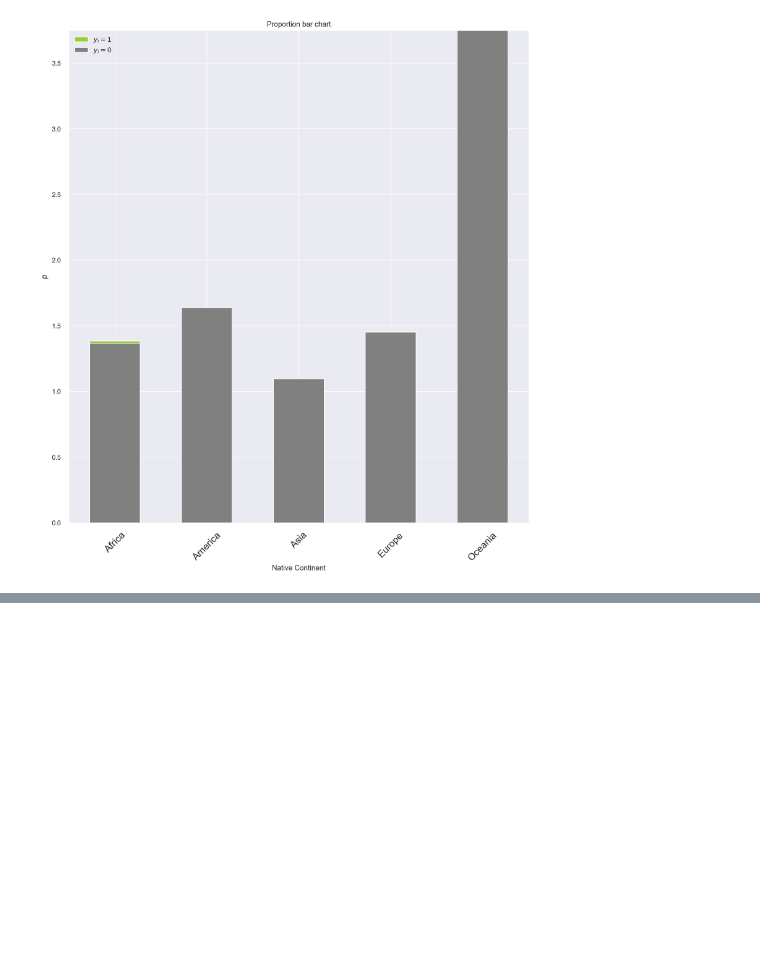
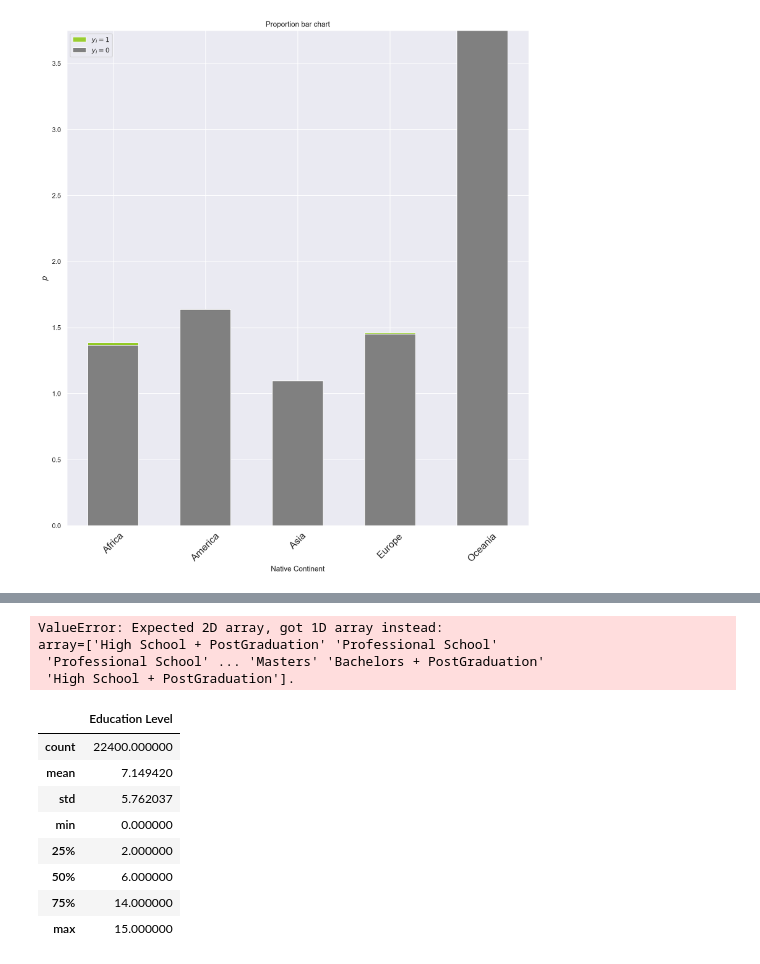
Before and after one commit to AnaMartaSilva/Machine-Learning-Project, a Jupyter notebook: ML- Marta.ipynb, the cells around one changed output, grey strips where cells are left out. Saved outputs shown, nothing was run; the diff lists cells and outputs as text; code cells hidden in the pictures; blank space fills up the shorter version.

```diff
--- a/ML- Marta.ipynb
+++ b/ML- Marta.ipynb
@@ -438,0 +444,20 @@ KeyError: "['IncomeAge'] not found in axis"
+# %%
+education_encoded = pd.Series(enc1.transform(non_metric_features["Education Level"]))
+education_encoded
+# %% [output]
+ValueError: Expected 2D array, got 1D array instead:
+array=['High School + PostGraduation' 'Professional School'
+ 'Professional School' ... 'Masters' 'Bachelors + PostGraduation'
+ 'High School + PostGraduation'].
+# %%
+education_encoded[["Education Level"]]
+# %% [output]
+|  | Education Level |
+| count | 22400.000000 |
+| mean | 7.149420 |
+| std | 5.762037 |
+| min | 0.000000 |
+| 25% | 2.000000 |
+| 50% | 6.000000 |
+| 75% | 14.000000 |
+| max | 15.000000 |
```
Also changed, not shown: parts of 41 cells of this notebook.
